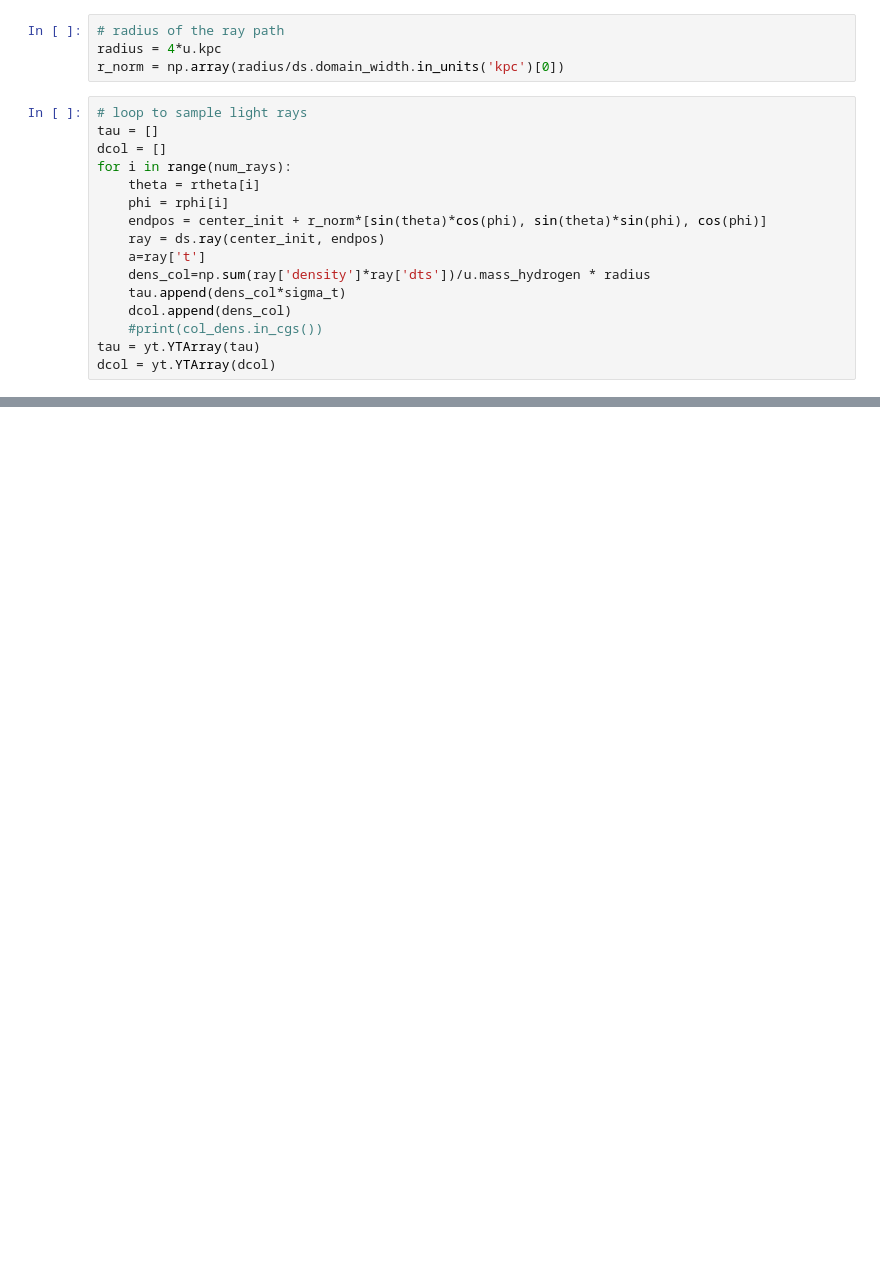
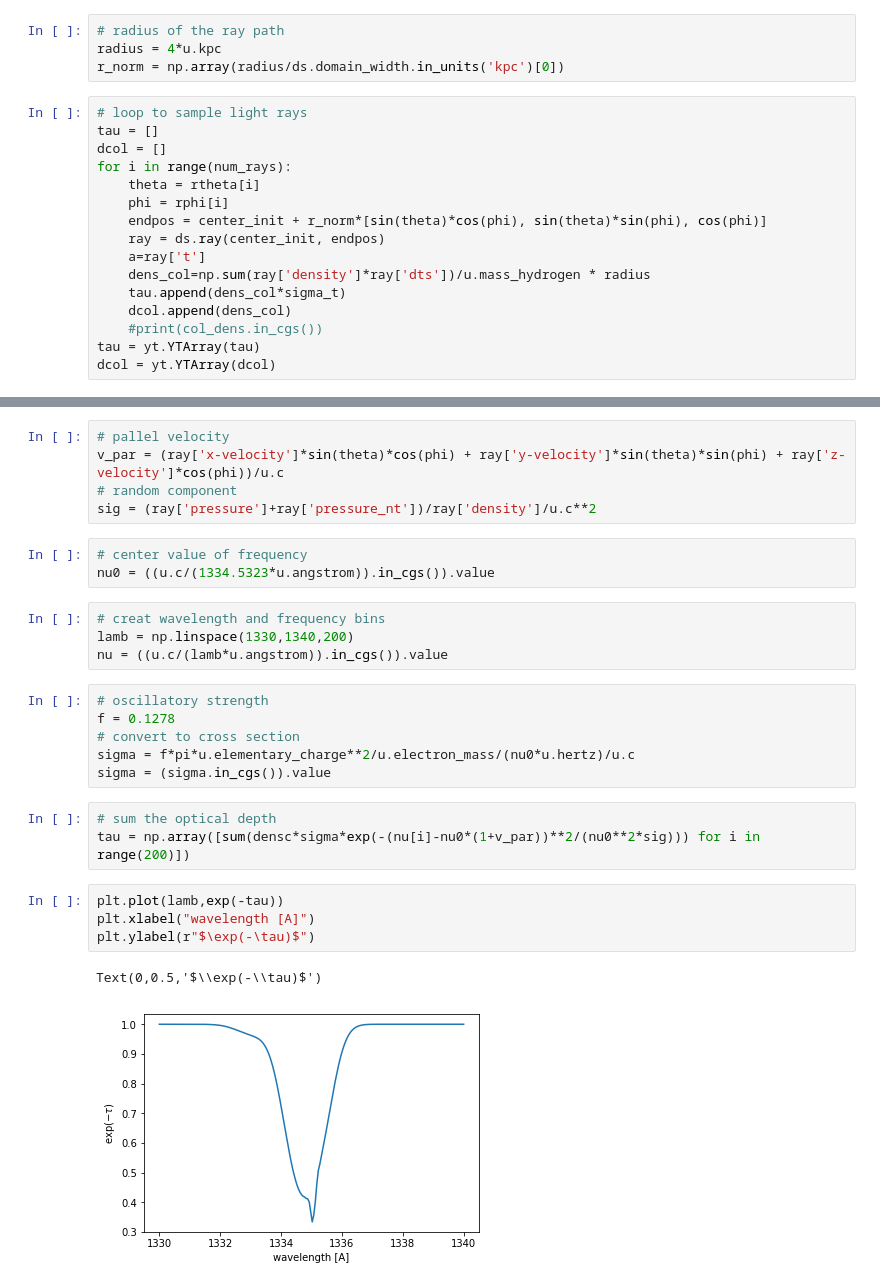
Before and after one commit to suniverse/EoR-GRB, a Jupyter notebook: Absorption.ipynb, the cells around one changed output, grey strips where cells are left out. Drawn from its saved outputs; the diff is of its cells as text; blank space fills up the shorter version.

```diff
--- a/Absorption.ipynb
+++ b/Absorption.ipynb
@@ -149,0 +207,28 @@ YTArray([ 0.02142881,  0.01230095,  0.00042247,  0.02127827,  0.01287396,
+# %%
+# pallel velocity
+v_par = (ray['x-velocity']*sin(theta)*cos(phi) + ray['y-velocity']*sin(theta)*sin(phi) + ray['z-velocity']*cos(phi))/u.c
+# random component
+sig = (ray['pressure']+ray['pressure_nt'])/ray['density']/u.c**2
+# %%
+# center value of frequency
+nu0 = ((u.c/(1334.5323*u.angstrom)).in_cgs()).value
+# %%
+# creat wavelength and frequency bins
+lamb = np.linspace(1330,1340,200)
+nu = ((u.c/(lamb*u.angstrom)).in_cgs()).value
+# %%
+# oscillatory strength
+f = 0.1278
+# convert to cross section
+sigma = f*pi*u.elementary_charge**2/u.electron_mass/(nu0*u.hertz)/u.c
+sigma = (sigma.in_cgs()).value
+# %%
+# sum the optical depth
+tau = np.array([sum(densc*sigma*exp(-(nu[i]-nu0*(1+v_par))**2/(nu0**2*sig))) for i in range(200)])
+# %%
+plt.plot(lamb,exp(-tau))
+plt.xlabel("wavelength [A]")
+plt.ylabel(r"$\exp(-\tau)$")
+# %% [output]
+Text(0,0.5,'$\\exp(-\\tau)$')
+[figure, added]
```
Also changed, not shown: parts of 20 cells of this notebook.
